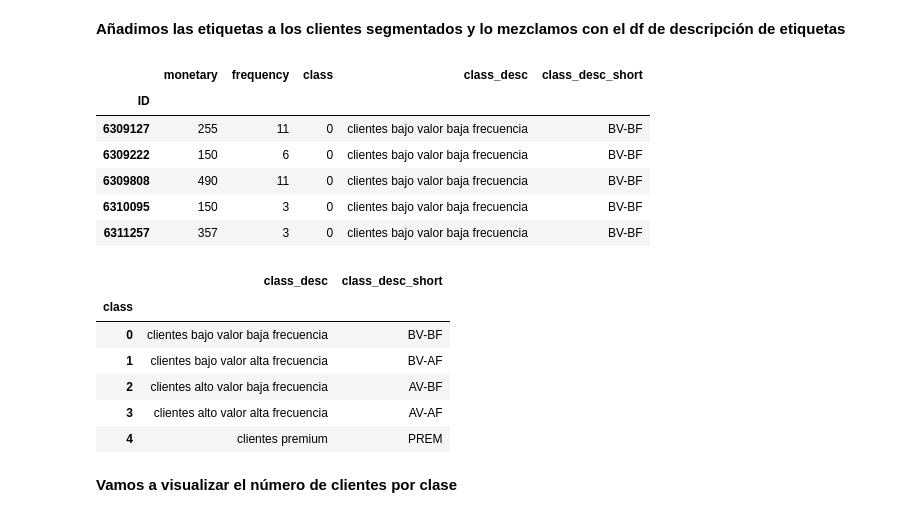
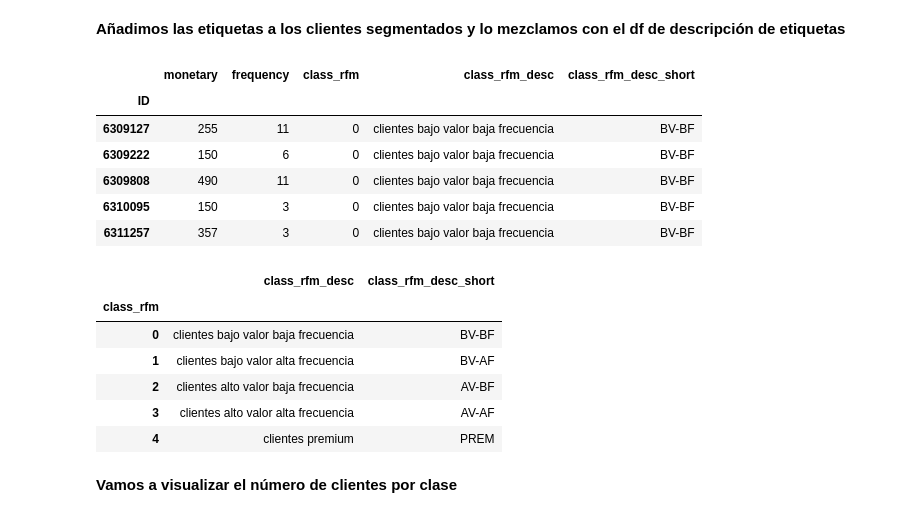
Before and after one commit to cperezh/segmentacion_clientes, a Jupyter notebook: M4 Desarrollo Iter2.ipynb, the cells around one changed output. Cells and saved outputs as stored; diff of their text form; code cells hidden in the pictures.

```diff
--- a/M4 Desarrollo Iter2.ipynb
+++ b/M4 Desarrollo Iter2.ipynb
@@ -1210,7 +1210,7 @@ El etiquetado de los clientes para entrenar el modelo predictivo será el siguie
 - **AV-AF** : clientes con alto valor monetario y alta frecuencia de compra. Comprodres de muchos imformes puntuales. Candidatos a mover a AV-BF y que se fidelicen con los Bonos y Planes.
 - **PREM** : clientes de muy alto valor monetario. Son excepcionales.
 # %%
-df_labels = pd.DataFrame(columns=["class","class_desc","class_desc_short"]).set_index("class")
+df_labels = pd.DataFrame(columns=["class_rfm","class_rfm_desc","class_rfm_desc_short"]).set_index("class_rfm")
 # %% [markdown]
 ##### Grupo 0
 # %%
@@ -1254,12 +1254,12 @@ df_labels.loc[4] = ("clientes premium","PREM")
 # %% [markdown]
 **Añadimos las etiquetas a los clientes segmentados y lo mezclamos con el df de descripción de etiquetas**
 # %%
-df_rfm_no_outliers["class"] = cluster_labels_5
-df_rfm_with_label = df_rfm_no_outliers.join(df_labels, on="class", how="inner")
+df_rfm_no_outliers["class_rfm"] = cluster_labels_5
+df_rfm_with_label = df_rfm_no_outliers.join(df_labels, on="class_rfm", how="inner")
 
 df_rfm_with_label.head()
 # %% [output]
-|  | monetary | frequency | class | class_desc | class_desc_short |
+|  | monetary | frequency | class_rfm | class_rfm_desc | class_rfm_desc_short |
 | ID |  |  |  |  |  |
 | 6309127 | 255 | 11 | 0 | clientes bajo valor baja frecuencia | BV-BF |
 | 6309222 | 150 | 6 | 0 | clientes bajo valor baja frecuencia | BV-BF |
@@ -1269,8 +1269,8 @@ df_rfm_with_label.head()
 # %%
 df_labels
 # %% [output]
-|  | class_desc | class_desc_short |
-| class |  |  |
+|  | class_rfm_desc | class_rfm_desc_short |
+| class_rfm |  |  |
 | 0 | clientes bajo valor baja frecuencia | BV-BF |
 | 1 | clientes bajo valor alta frecuencia | BV-AF |
 | 2 | clientes alto valor baja frecuencia | AV-BF |
```
Also changed, not shown: parts of 54 cells of this notebook.
